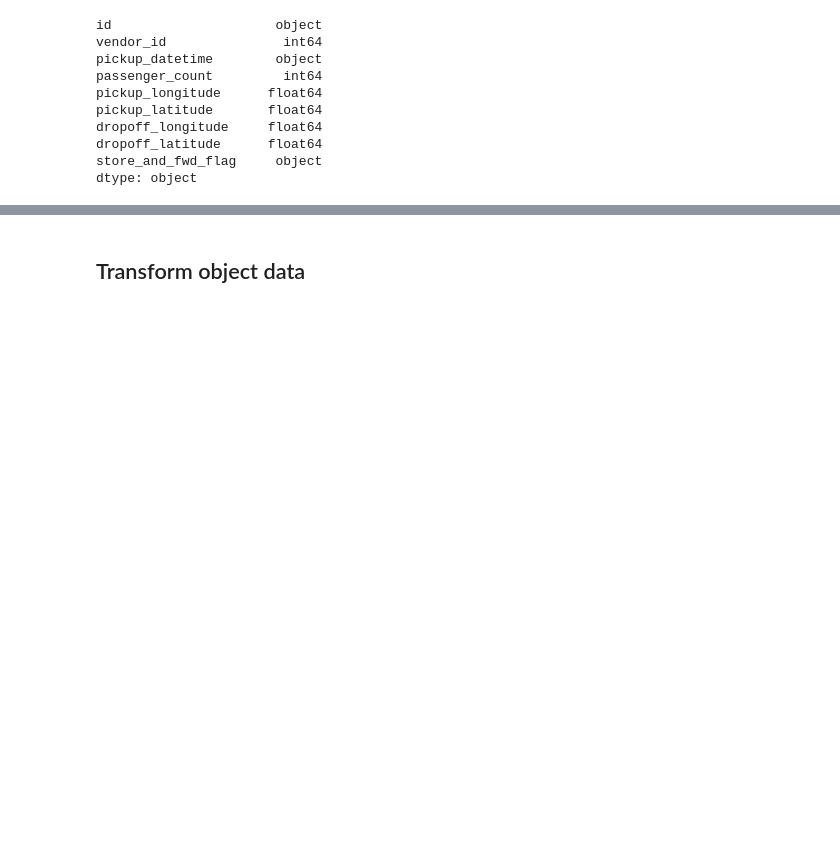
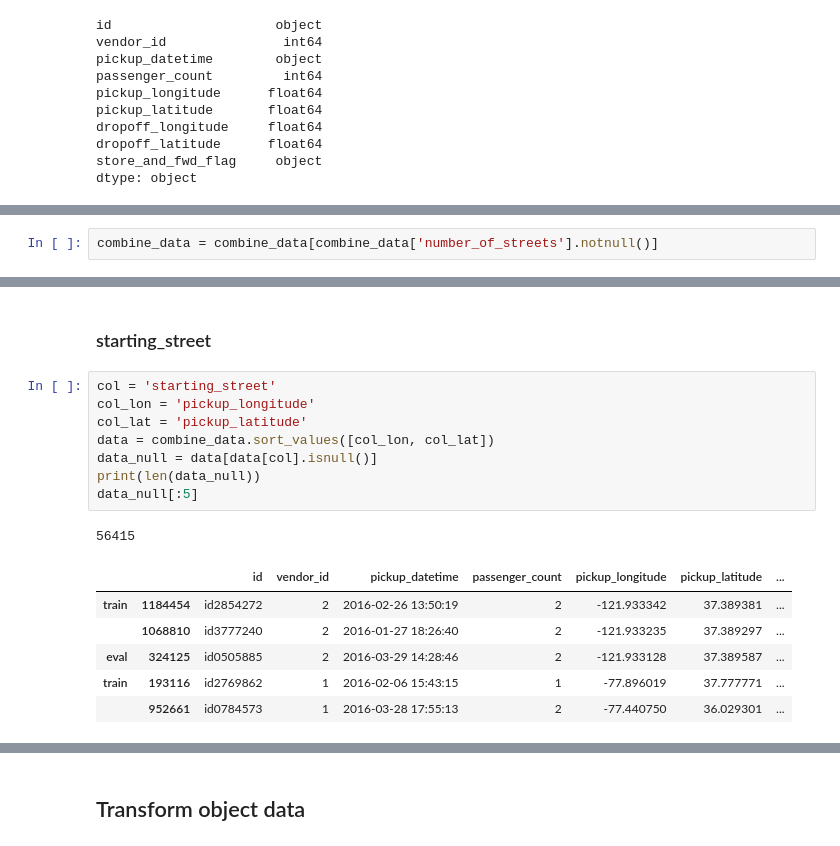
Before and after one commit to latuannetnam/kaggle, a Jupyter notebook: New York City Taxi Trip Duration/nb-taxi-trip-duration-v2-osrm.ipynb, the cells around one changed output, grey strips where cells are left out. Saved outputs shown, nothing was run; the diff lists cells and outputs as text; blank space fills up the shorter version.

Commit message:
featurer cleaning: starting_street

```diff
--- a/New York City Taxi Trip Duration/nb-taxi-trip-duration-v2-osrm.ipynb
+++ b/New York City Taxi Trip Duration/nb-taxi-trip-duration-v2-osrm.ipynb
@@ -248,0 +252,2 @@ dtype: object
+# %%
+combine_data = combine_data[combine_data['number_of_streets'].notnull()]
@@ -248,0 +274,18 @@ dtype: object
+# %% [markdown]
+### starting_street
+# %%
+col = 'starting_street'
+col_lon = 'pickup_longitude'
+col_lat = 'pickup_latitude'
+data = combine_data.sort_values([col_lon, col_lat])
+data_null = data[data[col].isnull()]
+print(len(data_null))
+data_null[:5]
+# %% [output]
+56415
+|  |  | id | vendor_id | pickup_datetime | passenger_count | pickup_longitude | pickup_latitude | ... |
+| train | 1184454 | id2854272 | 2 | 2016-02-26 13:50:19 | 2 | -121.933342 | 37.389381 | ... |
+|  | 1068810 | id3777240 | 2 | 2016-01-27 18:26:40 | 2 | -121.933235 | 37.389297 | ... |
+| eval | 324125 | id0505885 | 2 | 2016-03-29 14:28:46 | 2 | -121.933128 | 37.389587 | ... |
+| train | 193116 | id2769862 | 1 | 2016-02-06 15:43:15 | 1 | -77.896019 | 37.777771 | ... |
+|  | 952661 | id0784573 | 1 | 2016-03-28 17:55:13 | 2 | -77.440750 | 36.029301 | ... |
```
Also changed, not shown: parts of 18 cells of this notebook, 1 other file.
